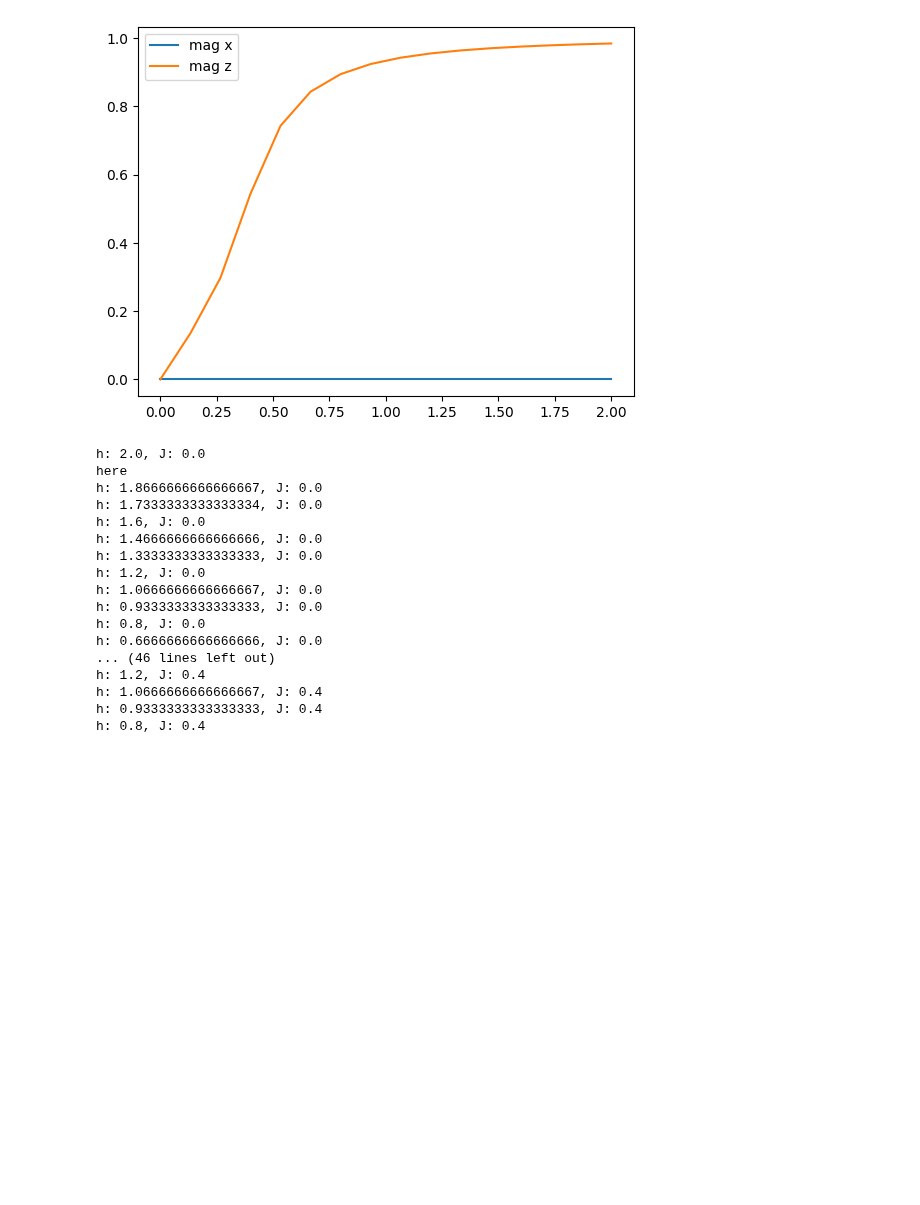
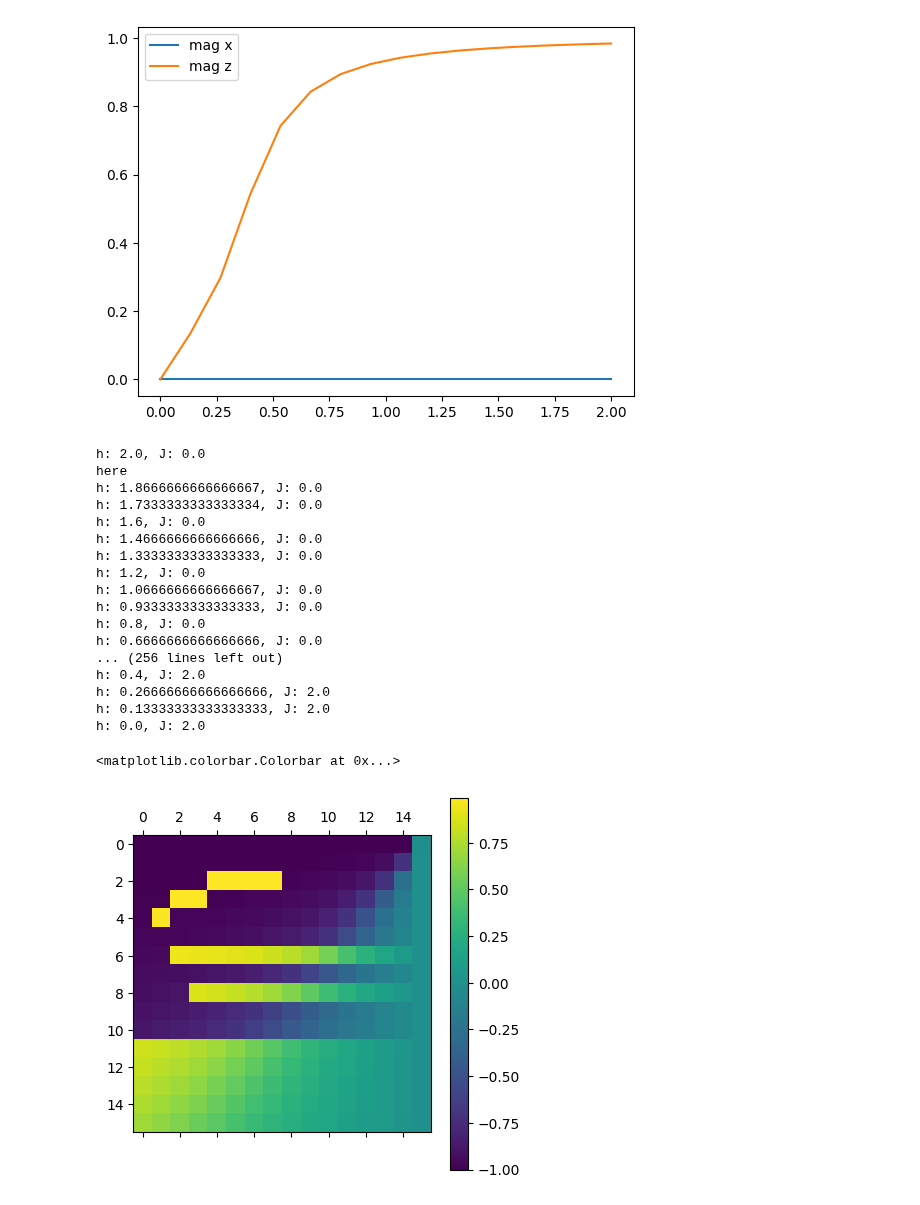
Before and after one commit to Fradm98/qs-mps, a Jupyter notebook: src/qs_mps/applications/CLUSTER/exact_diag.ipynb, the cells around one changed output. Drawn from its saved outputs; the diff is of its cells as text; code cells hidden in the pictures; blank space fills up the shorter version.

```diff
--- a/src/qs_mps/applications/CLUSTER/exact_diag.ipynb
+++ b/src/qs_mps/applications/CLUSTER/exact_diag.ipynb
@@ -152,39 +152,40 @@ for J in Js:
         mag_x_J.append(mag)
         mag = (psi.conjugate() @ (sparse_pauli_z(n=L//2, L=L)) @ psi).real
         mag_z_J.append(mag)
         if lamb == lambs[0]:
             print("here")
             v0_J = psi
         v0 = psi
         chain = MPS(L=L, d=2, model="Cluster", chi=128)
         chain.vector_to_mps(psi, chi=128)
         rdm = chain.reduced_density_matrix([L//2])
         rdms_J.append(rdm)
     mag_x.append(mag_x_J)
     mag_z.append(mag_z_J)
-    rdms_J.reverse()
     rdms.append(rdms_J)
     v0 = v0_J
 plt.matshow(mag_z)
 plt.colorbar()
 # %% [output]
 h: 2.0, J: 0.0
 here
 h: 1.8666666666666667, J: 0.0
 h: 1.7333333333333334, J: 0.0
 h: 1.6, J: 0.0
 h: 1.4666666666666666, J: 0.0
 h: 1.3333333333333333, J: 0.0
 h: 1.2, J: 0.0
 h: 1.0666666666666667, J: 0.0
 h: 0.9333333333333333, J: 0.0
 h: 0.8, J: 0.0
 h: 0.6666666666666666, J: 0.0
-... (46 lines left out)
-h: 1.2, J: 0.4
-h: 1.0666666666666667, J: 0.4
-h: 0.9333333333333333, J: 0.4
-h: 0.8, J: 0.4
+... (256 lines left out)
+h: 0.4, J: 2.0
+h: 0.26666666666666666, J: 2.0
+h: 0.13333333333333333, J: 2.0
+h: 0.0, J: 2.0
+<matplotlib.colorbar.Colorbar at 0x...>
+[figure, added]
 # %%
 path_rdms = "C:/Users/HP/Desktop/fidelity-phase-tran"
 np.save(f"{path_rdms}/results/data/X_1-rdms_Cluster_L_15_h-J_0.0-2.0_delta_32_degeneracy_method_1_guess_path.npy", rdms)
```
